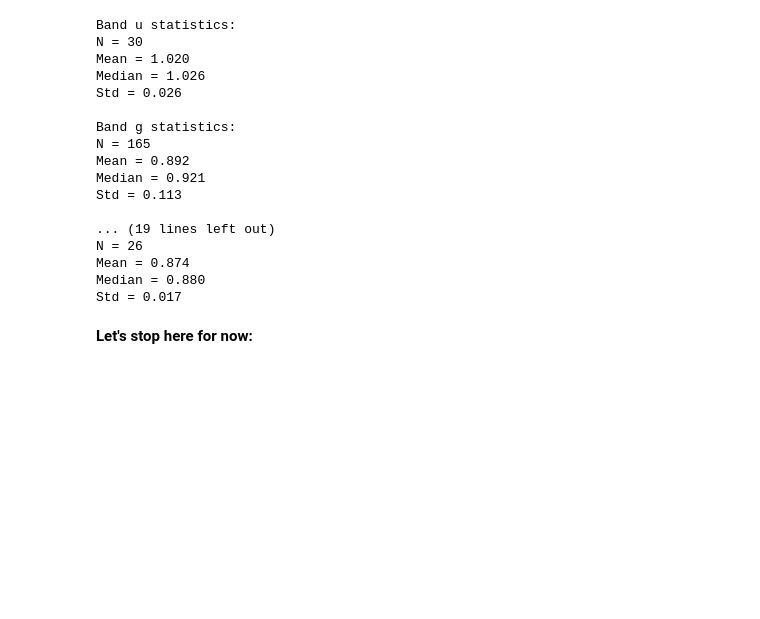
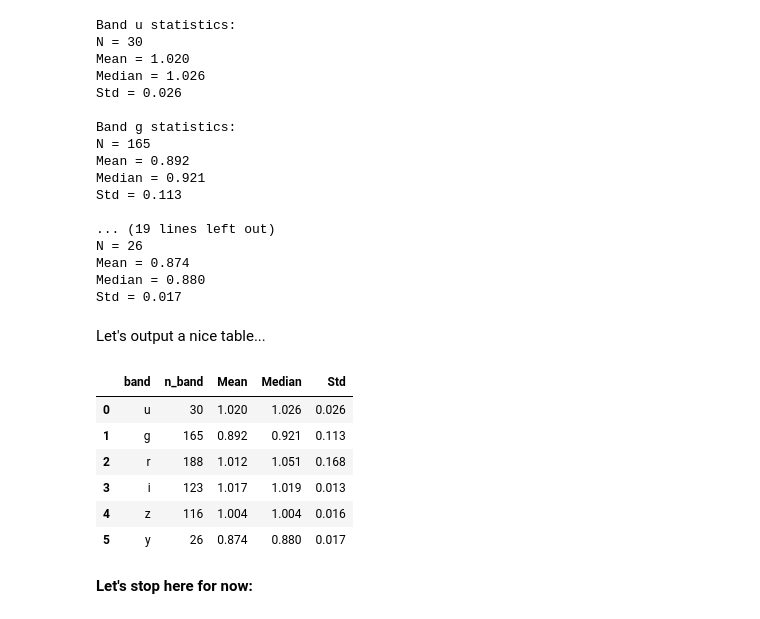
Before and after one commit to lsst-sitcom/sciunit_photocalib, a Jupyter notebook: notebooks/AbsCalib/Throughputs_LSSTComCam_C26202.ipynb, the cells around one changed output. Drawn from its saved outputs; the diff is of its cells as text; code cells hidden in the pictures; blank space fills up the shorter version.

```diff
--- a/notebooks/AbsCalib/Throughputs_LSSTComCam_C26202.ipynb
+++ b/notebooks/AbsCalib/Throughputs_LSSTComCam_C26202.ipynb
@@ -1113,6 +1174,45 @@ N = 26
 Mean = 0.874
 Median = 0.880
 Std = 0.017
+# %% [markdown]
+Let's output a nice table...
+# %%
+# Create empty lists to store the statistics
+stats_data = []
+
+for band in ['u', 'g', 'r', 'i', 'z', 'y']:
+    band_data = best_df[best_df['band'] == band]['ratio_obs_exp']
+    if len(band_data) > 0:
+        stats_data.append({
+            'band': band,
+            'n_band': len(band_data),
+            'Mean': f"{band_data.mean():.3f}",
+            'Median': f"{band_data.median():.3f}",
+            'Std': f"{band_data.std():.3f}"
+        })
+    else:
+        stats_data.append({
+            'band': band,
+            'n_band': 0,
+            'Mean': 'N/A',
+            'Median': 'N/A',
+            'Std': 'N/A'
+        })
+
+# Create DataFrame
+stats_df = pd.DataFrame(stats_data)
+
+# Display the table
+display(stats_df)
+#print(stats_df.to_string(index=False))
+# %% [output]
+|  | band | n_band | Mean | Median | Std |
+| 0 | u | 30 | 1.020 | 1.026 | 0.026 |
+| 1 | g | 165 | 0.892 | 0.921 | 0.113 |
+| 2 | r | 188 | 1.012 | 1.051 | 0.168 |
+| 3 | i | 123 | 1.017 | 1.019 | 0.013 |
+| 4 | z | 116 | 1.004 | 1.004 | 0.016 |
+| 5 | y | 26 | 0.874 | 0.880 | 0.017 |
 # %% [markdown]
 **Let's stop here for now:**
 # %%
```
Also changed, not shown: parts of 4 cells of this notebook.
